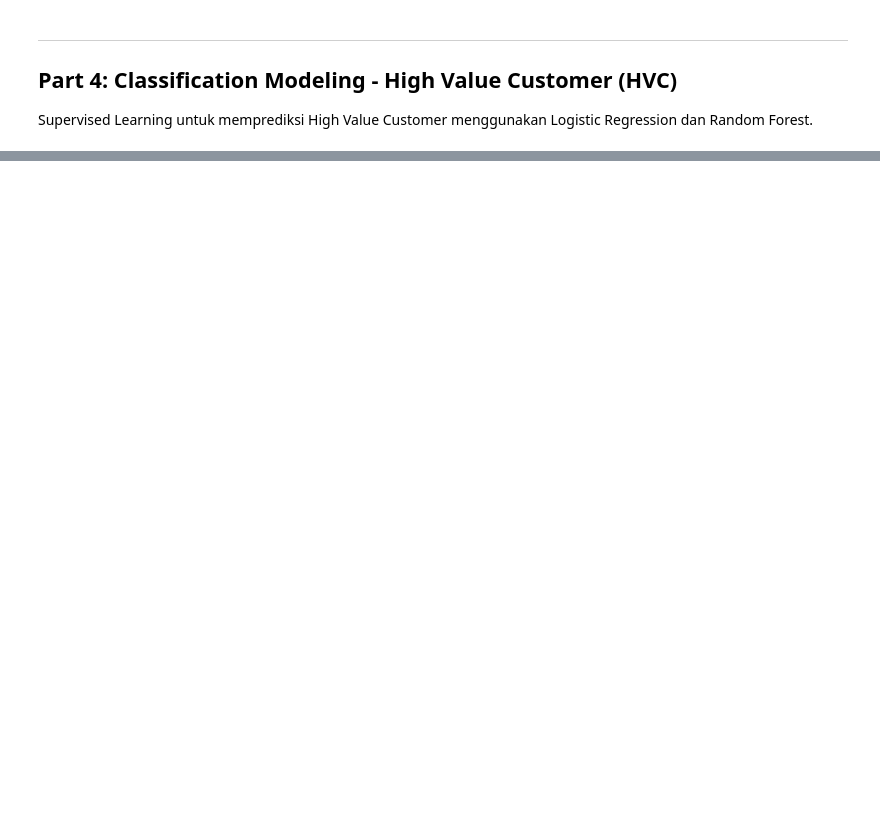
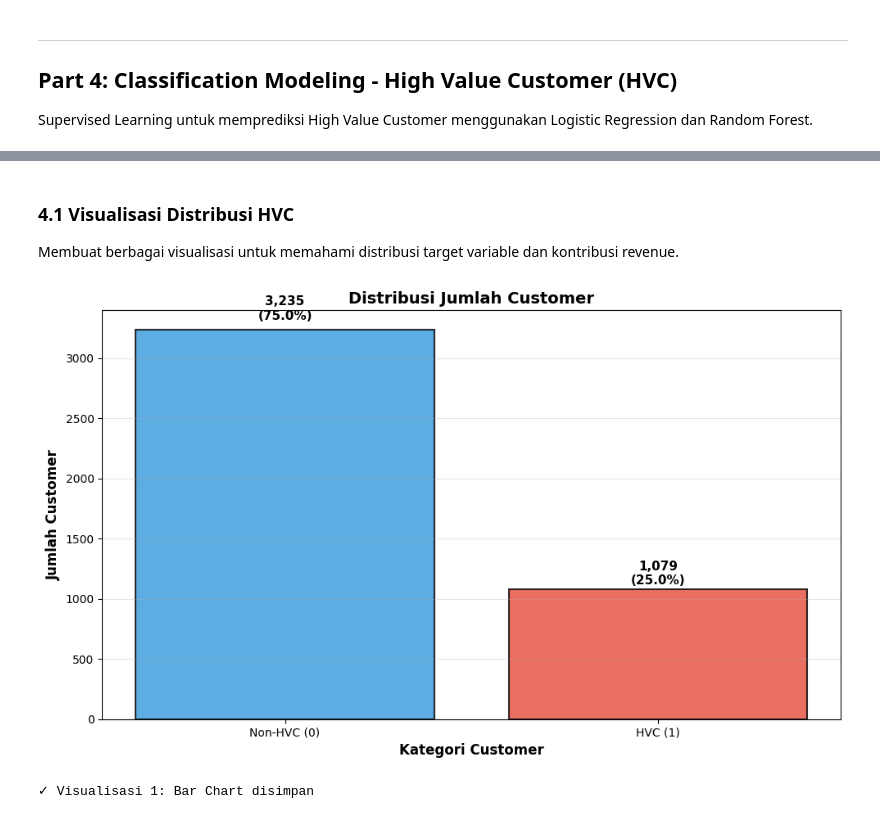
Before and after one commit to SidqiAlfareza/FinalDM, a Jupyter notebook: Documentation.ipynb, the cells around one changed output, grey strips where cells are left out. Cells and saved outputs as stored; diff of their text form; code cells hidden in the pictures; blank space fills up the shorter version.

```diff
--- a/Documentation.ipynb
+++ b/Documentation.ipynb
@@ -546,7 +556,7 @@ from sklearn.metrics import (accuracy_score, precision_score, recall_score,
                              f1_score, confusion_matrix, classification_report)
 
 # Load Data
-df_model = pd.read_csv('FinalDM/Modelling/customer_aggregated_preprocessed.csv')
+df_model = pd.read_csv('Modelling/customer_aggregated_preprocessed.csv')
 
 print("="*60)
 print("DATA LOADED FOR MODELING")
@@ -591,0 +742,30 @@ plt.show()
+# %% [markdown]
+### 4.1 Visualisasi Distribusi HVC
+
+Membuat berbagai visualisasi untuk memahami distribusi target variable dan kontribusi revenue.
+# %%
+# Visualisasi 1: Bar Chart - Jumlah Customer
+fig1 = plt.figure(figsize=(10, 6))
+colors = ['#3498db', '#e74c3c']
+labels_text = ['Non-HVC (0)', 'HVC (1)']
+
+bars = plt.bar(labels_text, hvc_counts.values, color=colors, edgecolor='black', linewidth=1.5, alpha=0.8)
+plt.xlabel('Kategori Customer', fontsize=12, fontweight='bold')
+plt.ylabel('Jumlah Customer', fontsize=12, fontweight='bold')
+plt.title('Distribusi Jumlah Customer', fontsize=14, fontweight='bold')
+plt.grid(True, alpha=0.3, axis='y')
+
+# Add value labels
+for bar, count in zip(bars, hvc_counts.values):
+    height = bar.get_height()
+    plt.text(bar.get_x() + bar.get_width()/2., height + height*0.02,
+            f'{count:,}\n({count/total_customers*100:.1f}%)',
+            ha='center', va='bottom', fontsize=11, fontweight='bold')
+
+plt.tight_layout()
+plt.show()
+
+print("✓ Visualisasi 1: Bar Chart disimpan")
+# %% [output]
+[figure, added]
+✓ Visualisasi 1: Bar Chart disimpan
```
Also changed, not shown: parts of 34 cells of this notebook, 18 other files.
